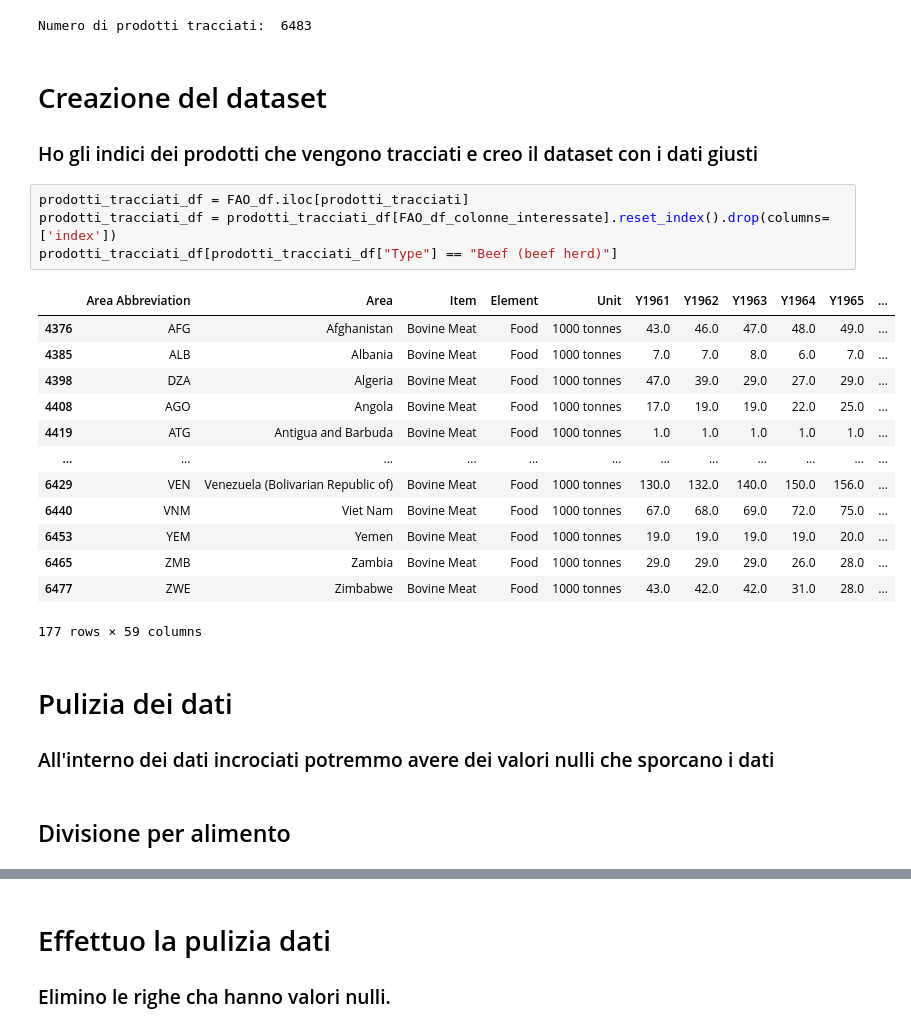
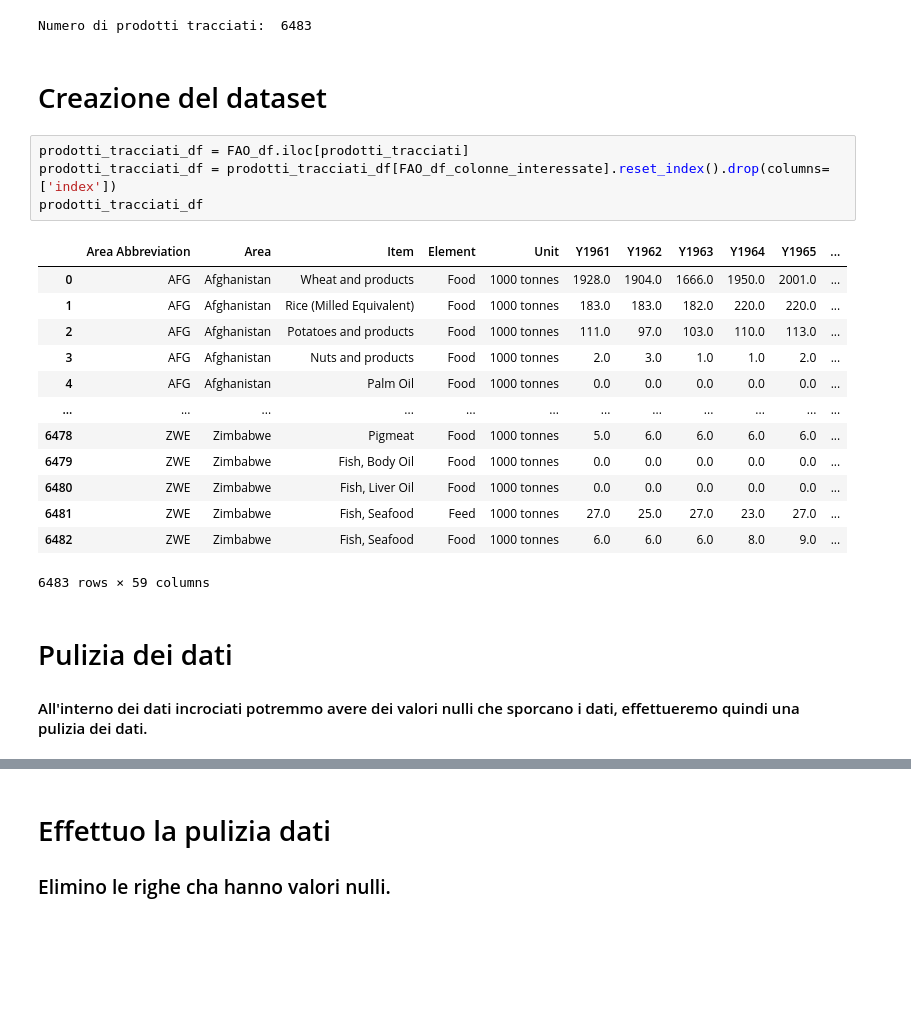
Before and after one commit to monkeymatt0/ProduzioneCibiMangimiImpattoAmbientale, a Jupyter notebook: MatteoVolleroDataVis.ipynb, the cells around one changed output, grey strips where cells are left out. Cells and saved outputs as stored; diff of their text form; blank space fills up the shorter version.

```diff
--- a/MatteoVolleroDataVis.ipynb
+++ b/MatteoVolleroDataVis.ipynb
@@ -229,29 +180,26 @@ incrocio_dati(FAO_df, colonne_dict, prodotti_tracciati, colonne_interessate)
 print("Numero di prodotti tracciati: ", len(prodotti_tracciati))
 # %% [output]
 Numero di prodotti tracciati:  6483
-# %% [markdown]
-# Creazione del dataset
-### Ho gli indici dei prodotti che vengono tracciati e creo il dataset con i dati giusti
+# %% [markdown]
+# Creazione del dataset
 # %%
 prodotti_tracciati_df = FAO_df.iloc[prodotti_tracciati]
 prodotti_tracciati_df = prodotti_tracciati_df[FAO_df_colonne_interessate].reset_index().drop(columns=['index'])
-prodotti_tracciati_df[prodotti_tracciati_df["Type"] == "Beef (beef herd)"]
+prodotti_tracciati_df
 # %% [output]
 |  | Area Abbreviation | Area | Item | Element | Unit | Y1961 | Y1962 | Y1963 | Y1964 | Y1965 | ... |
-| 4376 | AFG | Afghanistan | Bovine Meat | Food | 1000 tonnes | 43.0 | 46.0 | 47.0 | 48.0 | 49.0 | ... |
-| 4385 | ALB | Albania | Bovine Meat | Food | 1000 tonnes | 7.0 | 7.0 | 8.0 | 6.0 | 7.0 | ... |
-| 4398 | DZA | Algeria | Bovine Meat | Food | 1000 tonnes | 47.0 | 39.0 | 29.0 | 27.0 | 29.0 | ... |
-| 4408 | AGO | Angola | Bovine Meat | Food | 1000 tonnes | 17.0 | 19.0 | 19.0 | 22.0 | 25.0 | ... |
-| 4419 | ATG | Antigua and Barbuda | Bovine Meat | Food | 1000 tonnes | 1.0 | 1.0 | 1.0 | 1.0 | 1.0 | ... |
+| 0 | AFG | Afghanistan | Wheat and products | Food | 1000 tonnes | 1928.0 | 1904.0 | 1666.0 | 1950.0 | 2001.0 | ... |
+| 1 | AFG | Afghanistan | Rice (Milled Equivalent) | Food | 1000 tonnes | 183.0 | 183.0 | 182.0 | 220.0 | 220.0 | ... |
+| 2 | AFG | Afghanistan | Potatoes and products | Food | 1000 tonnes | 111.0 | 97.0 | 103.0 | 110.0 | 113.0 | ... |
+| 3 | AFG | Afghanistan | Nuts and products | Food | 1000 tonnes | 2.0 | 3.0 | 1.0 | 1.0 | 2.0 | ... |
+| 4 | AFG | Afghanistan | Palm Oil | Food | 1000 tonnes | 0.0 | 0.0 | 0.0 | 0.0 | 0.0 | ... |
 | ... | ... | ... | ... | ... | ... | ... | ... | ... | ... | ... | ... |
-| 6429 | VEN | Venezuela (Bolivarian Republic of) | Bovine Meat | Food | 1000 tonnes | 130.0 | 132.0 | 140.0 | 150.0 | 156.0 | ... |
-| 6440 | VNM | Viet Nam | Bovine Meat | Food | 1000 tonnes | 67.0 | 68.0 | 69.0 | 72.0 | 75.0 | ... |
-| 6453 | YEM | Yemen | Bovine Meat | Food | 1000 tonnes | 19.0 | 19.0 | 19.0 | 19.0 | 20.0 | ... |
-| 6465 | ZMB | Zambia | Bovine Meat | Food | 1000 tonnes | 29.0 | 29.0 | 29.0 | 26.0 | 28.0 | ... |
-| 6477 | ZWE | Zimbabwe | Bovine Meat | Food | 1000 tonnes | 43.0 | 42.0 | 42.0 | 31.0 | 28.0 | ... |
+| 6478 | ZWE | Zimbabwe | Pigmeat | Food | 1000 tonnes | 5.0 | 6.0 | 6.0 | 6.0 | 6.0 | ... |
+| 6479 | ZWE | Zimbabwe | Fish, Body Oil | Food | 1000 tonnes | 0.0 | 0.0 | 0.0 | 0.0 | 0.0 | ... |
+| 6480 | ZWE | Zimbabwe | Fish, Liver Oil | Food | 1000 tonnes | 0.0 | 0.0 | 0.0 | 0.0 | 0.0 | ... |
+| 6481 | ZWE | Zimbabwe | Fish, Seafood | Feed | 1000 tonnes | 27.0 | 25.0 | 27.0 | 23.0 | 27.0 | ... |
+| 6482 | ZWE | Zimbabwe | Fish, Seafood | Food | 1000 tonnes | 6.0 | 6.0 | 6.0 | 8.0 | 9.0 | ... |
-177 rows × 59 columns
+6483 rows × 59 columns
 # %% [markdown]
 # Pulizia dei dati
-### All'interno dei dati incrociati potremmo avere dei valori nulli che sporcano i dati
+#### All'interno dei dati incrociati potremmo avere dei valori nulli che sporcano i dati, effettueremo quindi una pulizia dei dati.
-# %% [markdown]
-## Divisione per alimento
```
Also changed, not shown: parts of 29 cells of this notebook.
